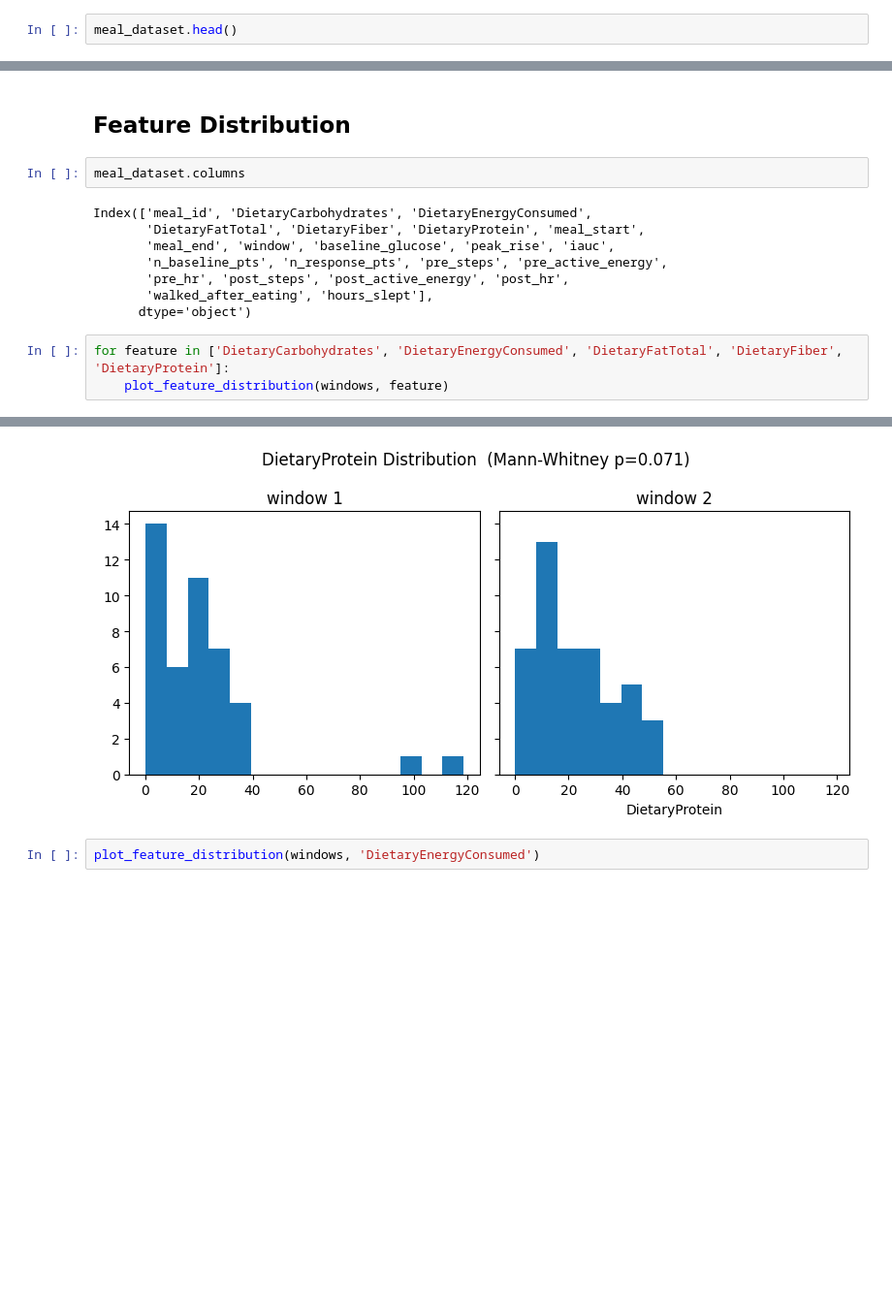
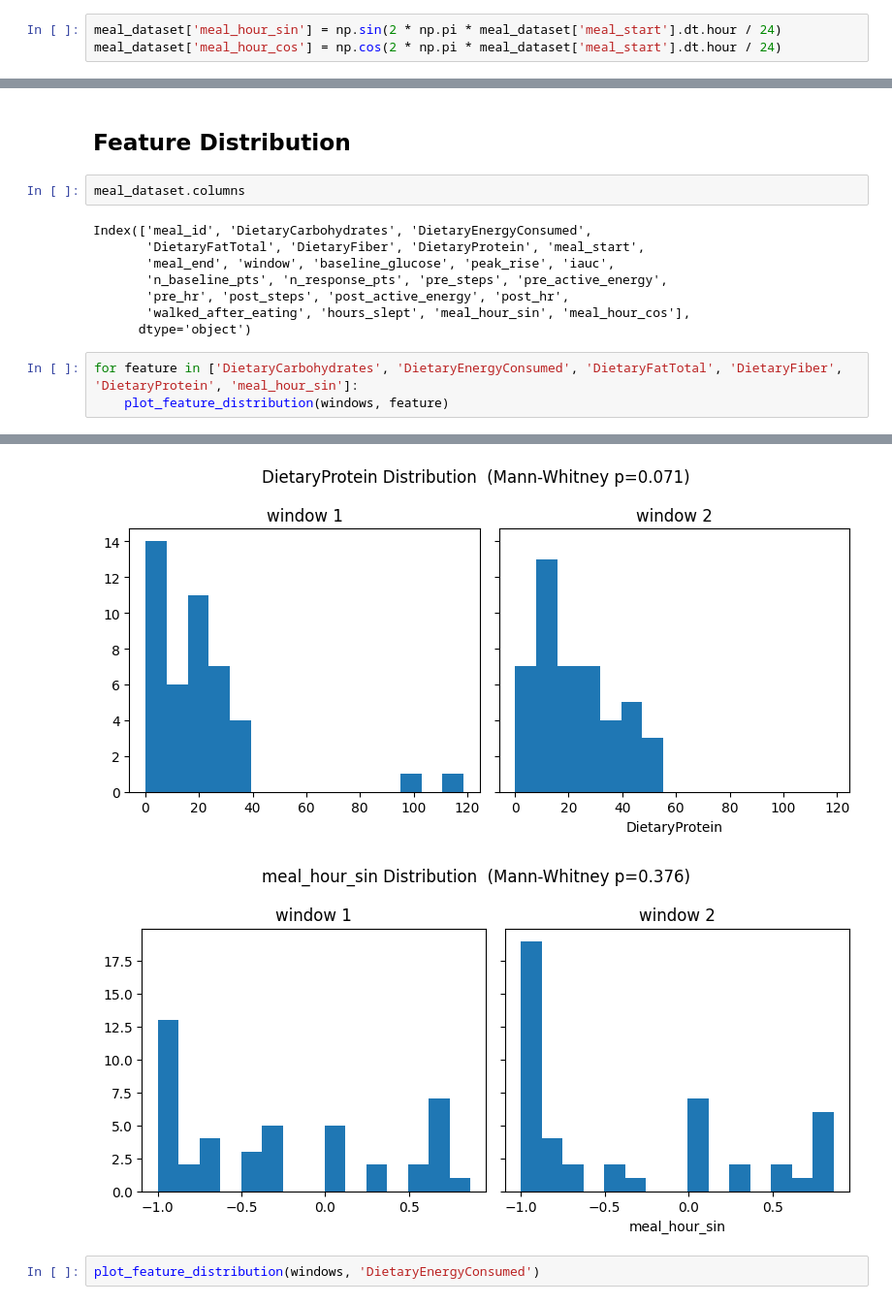
Before and after one commit to kayc26/cgm_insights, a Jupyter notebook: src/model.ipynb, the cells around one changed output, grey strips where cells are left out. Shown at 97% size. Drawn from its saved outputs; the diff is of its cells as text; blank space fills up the shorter version.

```diff
--- a/src/model.ipynb
+++ b/src/model.ipynb
@@ -28,4 +28,5 @@ window
 1    44
 Name: count, dtype: int64
 # %%
-meal_dataset.head()
+meal_dataset['meal_hour_sin'] = np.sin(2 * np.pi * meal_dataset['meal_start'].dt.hour / 24)
+meal_dataset['meal_hour_cos'] = np.cos(2 * np.pi * meal_dataset['meal_start'].dt.hour / 24)
@@ -103,17 +96,18 @@ Index(['meal_id', 'DietaryCarbohydrates', 'DietaryEnergyConsumed',
        'meal_end', 'window', 'baseline_glucose', 'peak_rise', 'iauc',
        'n_baseline_pts', 'n_response_pts', 'pre_steps', 'pre_active_energy',
        'pre_hr', 'post_steps', 'post_active_energy', 'post_hr',
-       'walked_after_eating', 'hours_slept'],
+       'walked_after_eating', 'hours_slept', 'meal_hour_sin', 'meal_hour_cos'],
       dtype='object')
 # %%
-for feature in ['DietaryCarbohydrates', 'DietaryEnergyConsumed', 'DietaryFatTotal', 'DietaryFiber', 'DietaryProtein']:
+for feature in ['DietaryCarbohydrates', 'DietaryEnergyConsumed', 'DietaryFatTotal', 'DietaryFiber', 'DietaryProtein', 'meal_hour_sin']:
     plot_feature_distribution(windows, feature)
 # %% [output]
 [figure]
 [figure]
 [figure]
 [figure]
 [figure]
+[figure, added]
 # %%
 plot_feature_distribution(windows, 'DietaryEnergyConsumed')
 # %% [output]
```
Also changed, not shown: parts of 8 cells of this notebook, 2 other files.
